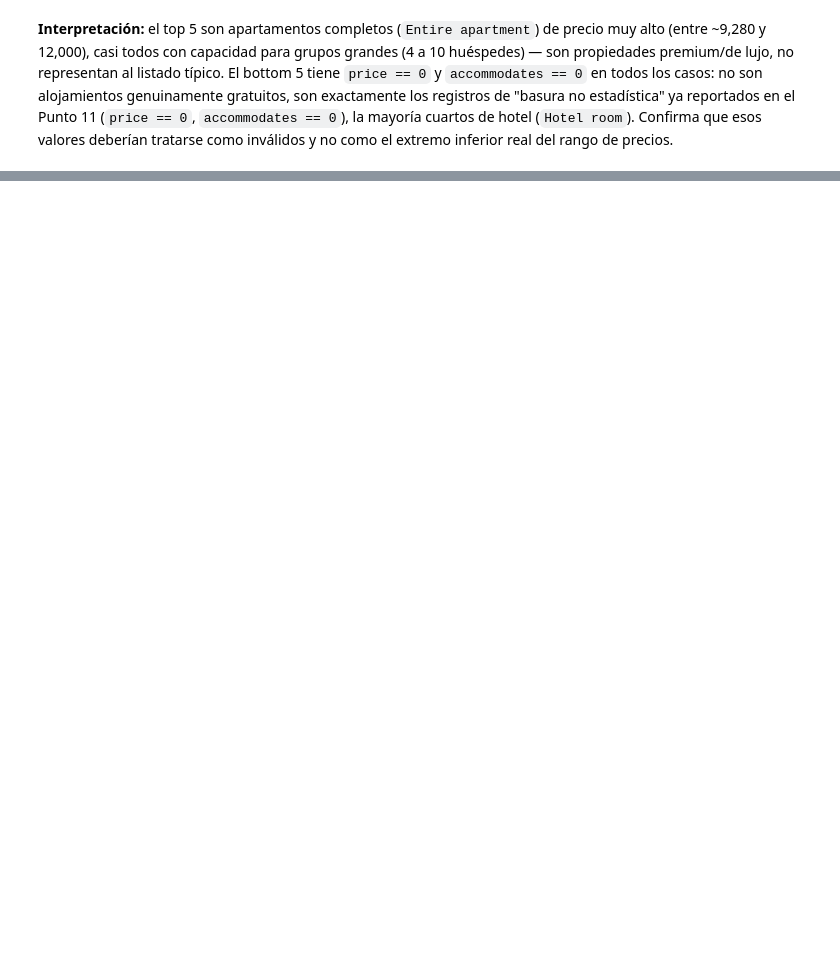
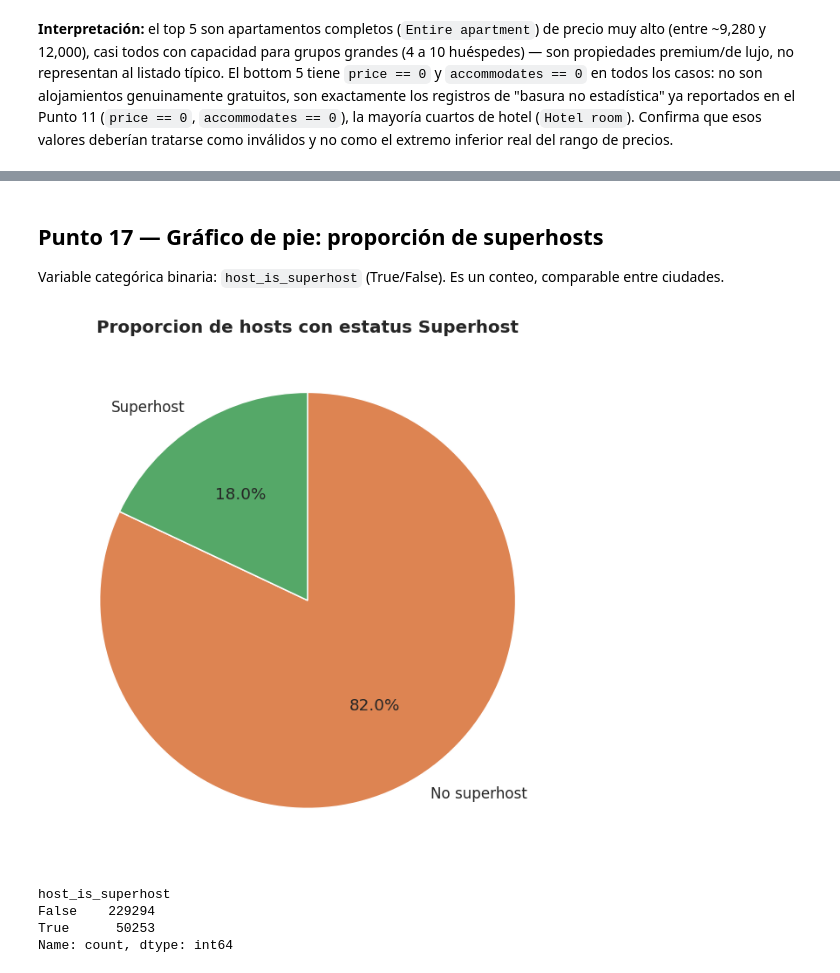
Before and after one commit to kepabonsaeafit/fundamentos-aa-2026, a Jupyter notebook: talleres/workshop1-eda/workshop1_eda.ipynb, the cells around one changed output, grey strips where cells are left out. Drawn from its saved outputs; the diff is of its cells as text; code cells hidden in the pictures; blank space fills up the shorter version.

```diff
--- a/talleres/workshop1-eda/workshop1_eda.ipynb
+++ b/talleres/workshop1-eda/workshop1_eda.ipynb
@@ -798,0 +856,23 @@ Bottom 5 mas baratos en Paris:
+# %% [markdown]
+## Punto 17 — Gráfico de pie: proporción de superhosts
+
+Variable categórica binaria: `host_is_superhost` (True/False). Es un conteo, comparable entre ciudades.
+# %%
+conteo_super = df_clean["host_is_superhost"].value_counts()
+etiquetas = ["No superhost" if not k else "Superhost" for k in conteo_super.index]
+
+fig, ax = plt.subplots(figsize=(6, 6))
+ax.pie(conteo_super.values, labels=etiquetas, autopct="%1.1f%%",
+       colors=["#DD8452", "#55A868"], startangle=90, counterclock=False,
+       wedgeprops={"edgecolor": "white"})
+ax.set_title("Proporcion de hosts con estatus Superhost")
+plt.tight_layout()
+plt.show()
+
+print(conteo_super)
+# %% [output]
+[figure, added]
+host_is_superhost
+False    229294
+True      50253
+Name: count, dtype: int64
```
Also changed, not shown: parts of 26 cells of this notebook, 1 other file.
